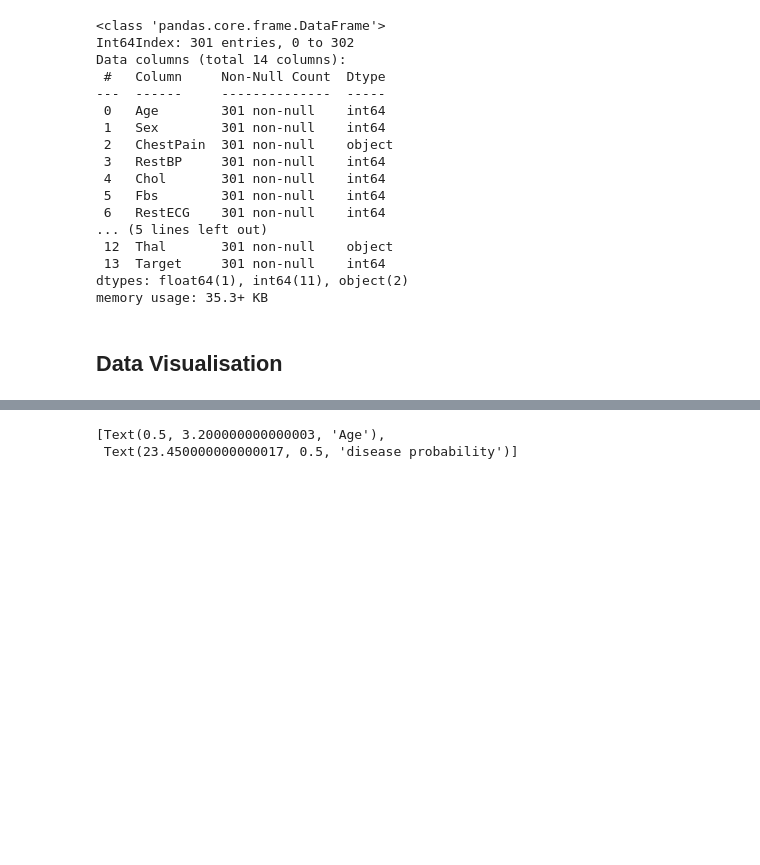
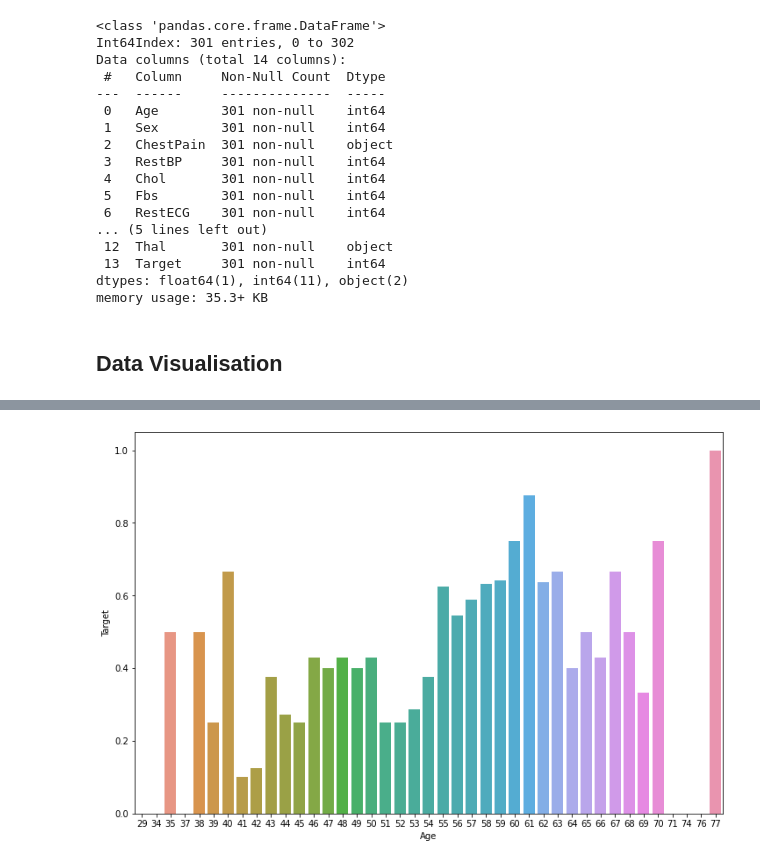
Before and after one commit to ankush-vem/Heart-Attack-Prediction, a Jupyter notebook: Code/heart.ipynb, the cells around one changed output, grey strips where cells are left out. Cells and saved outputs as stored; diff of their text form; code cells hidden in the pictures; blank space fills up the shorter version.

```diff
--- a/Code/heart.ipynb
+++ b/Code/heart.ipynb
@@ -97,7 +133,7 @@ AttributeError: 'NoneType' object has no attribute 'texts'
 # %%
 avg = df[["Age", "Target"]].groupby(['Age'], as_index=False).mean()
-sns.barplot(x='Age', y='Target', data=avg, ax=axes[1])
-axes[1].set(xlabel='Age', ylabel='disease probability')
+plt.figure(figsize=(12,8))
+sns.barplot(x='Age', y='Target', data=avg)
+plt.show()
 # %% [output]
-[Text(0.5, 3.200000000000003, 'Age'),
- Text(23.450000000000017, 0.5, 'disease probability')]
+[figure, added]
```
Also changed, not shown: parts of 7 cells of this notebook.
